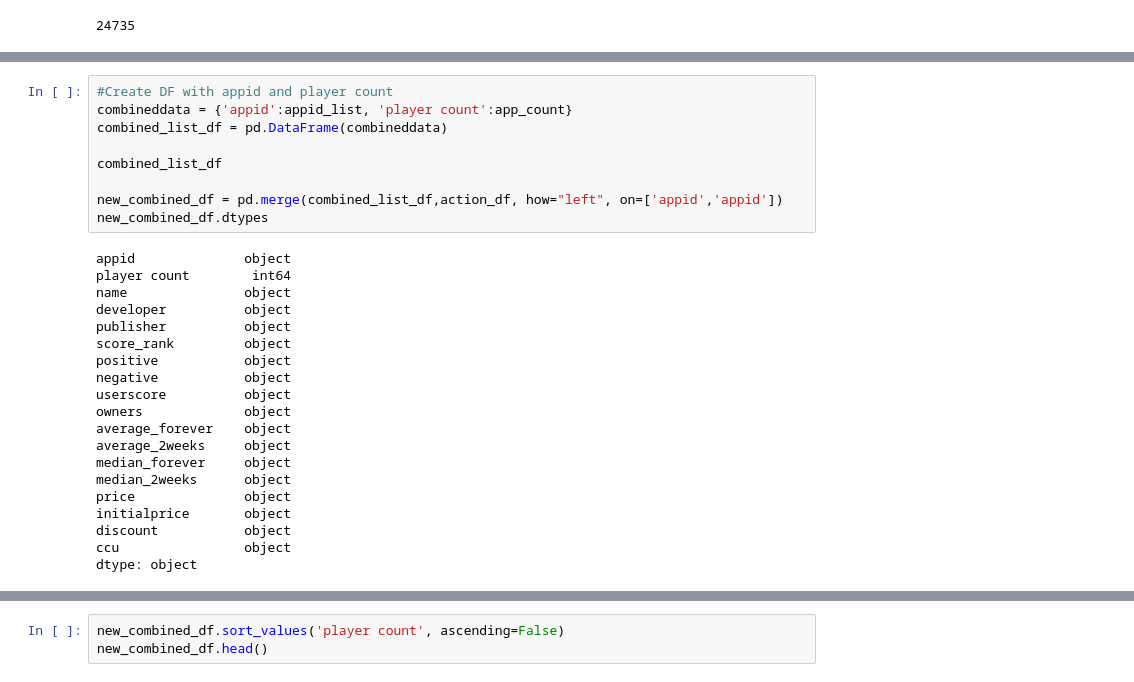
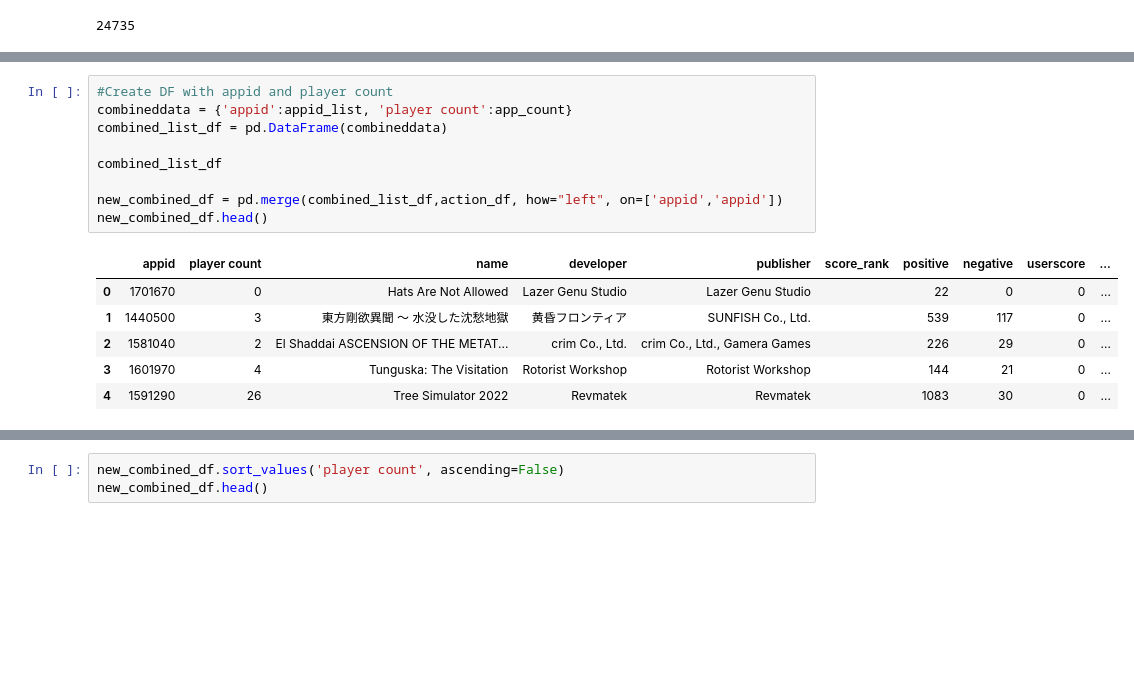
Before and after one commit to HBodden/project1, a Jupyter notebook: SEAMS.ipynb, the cells around one changed output, grey strips where cells are left out. Saved outputs shown, nothing was run; the diff lists cells and outputs as text; blank space fills up the shorter version.

```diff
--- a/SEAMS.ipynb
+++ b/SEAMS.ipynb
@@ -124,32 +121,19 @@ len(app_count)
 # %%
 #Create DF with appid and player count
 combineddata = {'appid':appid_list, 'player count':app_count}
 combined_list_df = pd.DataFrame(combineddata)
 
 combined_list_df
 
 new_combined_df = pd.merge(combined_list_df,action_df, how="left", on=['appid','appid'])
-new_combined_df.dtypes
+new_combined_df.head()
 # %% [output]
-appid              object
-player count        int64
-name               object
-developer          object
-publisher          object
-score_rank         object
-positive           object
-negative           object
-userscore          object
-owners             object
-average_forever    object
-average_2weeks     object
-median_forever     object
-median_2weeks      object
-price              object
-initialprice       object
-discount           object
-ccu                object
-dtype: object
+|  | appid | player count | name | developer | publisher | score_rank | positive | negative | userscore | ... |
+| 0 | 1701670 | 0 | Hats Are Not Allowed | Lazer Genu Studio | Lazer Genu Studio |  | 22 | 0 | 0 | ... |
+| 1 | 1440500 | 3 | 東方剛欲異聞 ～ 水没した沈愁地獄 | 黄昏フロンティア | SUNFISH Co., Ltd. |  | 539 | 117 | 0 | ... |
+| 2 | 1581040 | 2 | El Shaddai ASCENSION OF THE METAT... | crim Co., Ltd. | crim Co., Ltd., Gamera Games |  | 226 | 29 | 0 | ... |
+| 3 | 1601970 | 4 | Tunguska: The Visitation | Rotorist Workshop | Rotorist Workshop |  | 144 | 21 | 0 | ... |
+| 4 | 1591290 | 26 | Tree Simulator 2022 | Revmatek | Revmatek |  | 1083 | 30 | 0 | ... |
 # %%
 updated_data_types = {'average_forever': float, 'average_2weeks': float, 'median_forever': float, 'negative':float, 'positive': float,
                       'median_2weeks': float,'price': float, 'initialprice': float, 'discount': float, 'ccu': float}
```
Also changed, not shown: parts of 4 cells of this notebook, 5 other files.
